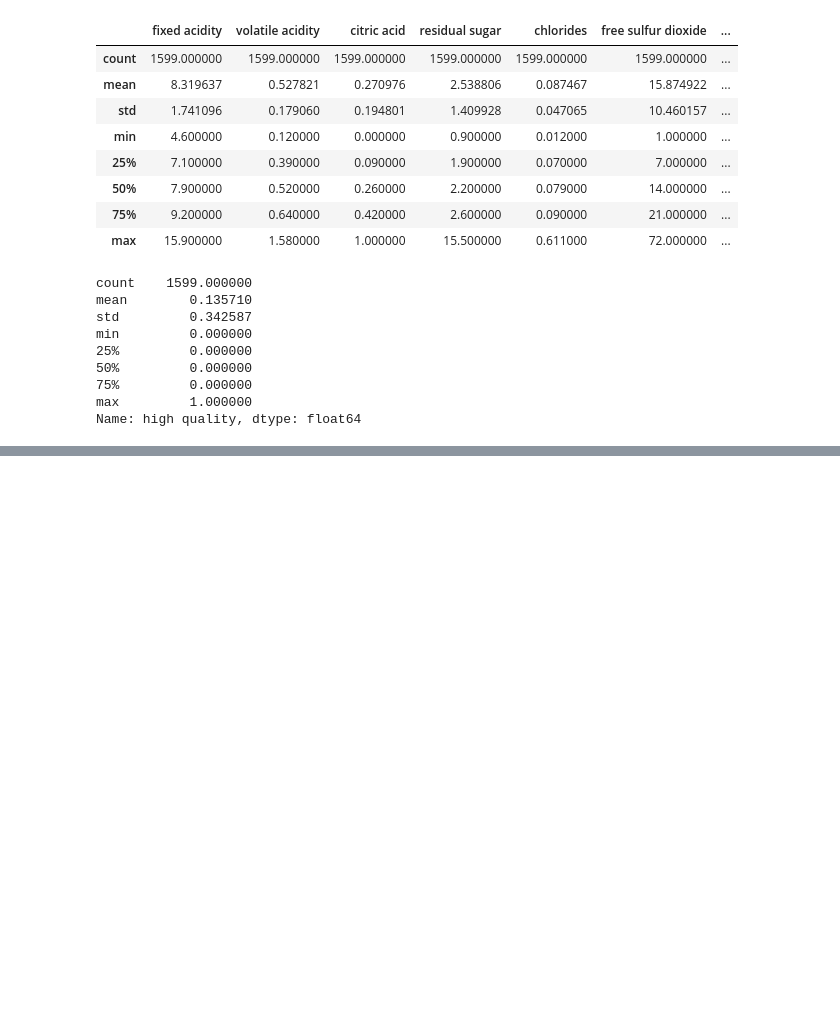
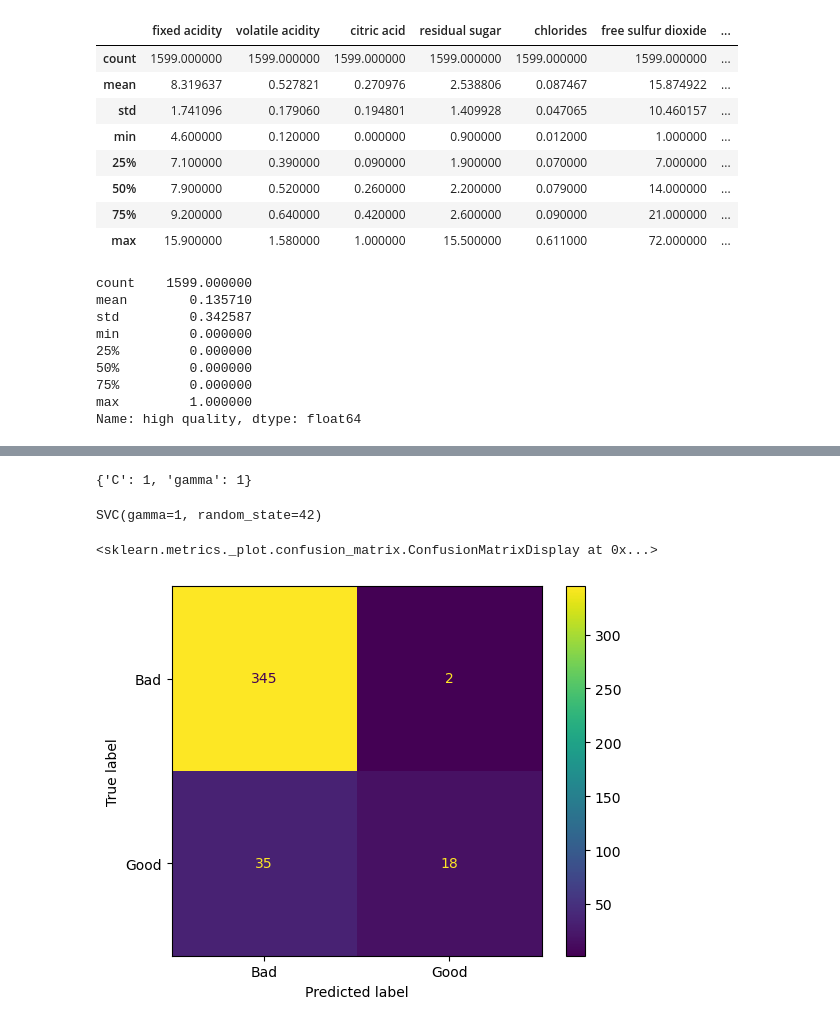
Before and after one commit to nmdollhopf/team1_wine_project, a Jupyter notebook: wineSVM.ipynb, the cells around one changed output, grey strips where cells are left out. Drawn from its saved outputs; the diff is of its cells as text; code cells hidden in the pictures; blank space fills up the shorter version.

```diff
--- a/wineSVM.ipynb
+++ b/wineSVM.ipynb
@@ -90,0 +115,17 @@ Name: high quality, dtype: float64
+# %%
+# optimize the SVM model by cross-validation
+param_grid  = [
+    {'C':[0.5,1,10,100],
+    'gamma': ['scale', 1, 0.1, 0.01, 0.001, 0.0001]
+    }
+]
+
+optimal_params = GridSearchCV(
+    SVC(),
+    param_grid,
+    cv=5,
+    scoring = 'accuracy',
+    verbose = 2
+)
+
+optimal_params.fit(X_train_sc, y_train)
@@ -90,0 +154,21 @@ Name: high quality, dtype: float64
+# %%
+# see optimization results
+print(optimal_params.best_params_)
+# %% [output]
+{'C': 1, 'gamma': 1}
+# %%
+# try optimized model
+model = SVC(kernel='rbf', random_state = 42, gamma = 1)
+model.fit(X_train_sc, y_train)
+# %% [output]
+SVC(gamma=1, random_state=42)
+# %%
+# confusion matrix
+plot_confusion_matrix(model,
+X_test_sc,
+y_test,
+values_format='d',
+display_labels = ['Bad', 'Good'])
+# %% [output]
+<sklearn.metrics._plot.confusion_matrix.ConfusionMatrixDisplay at 0x...>
+[figure, added]
```
Also changed, not shown: parts of 6 cells of this notebook, 2 other files.
